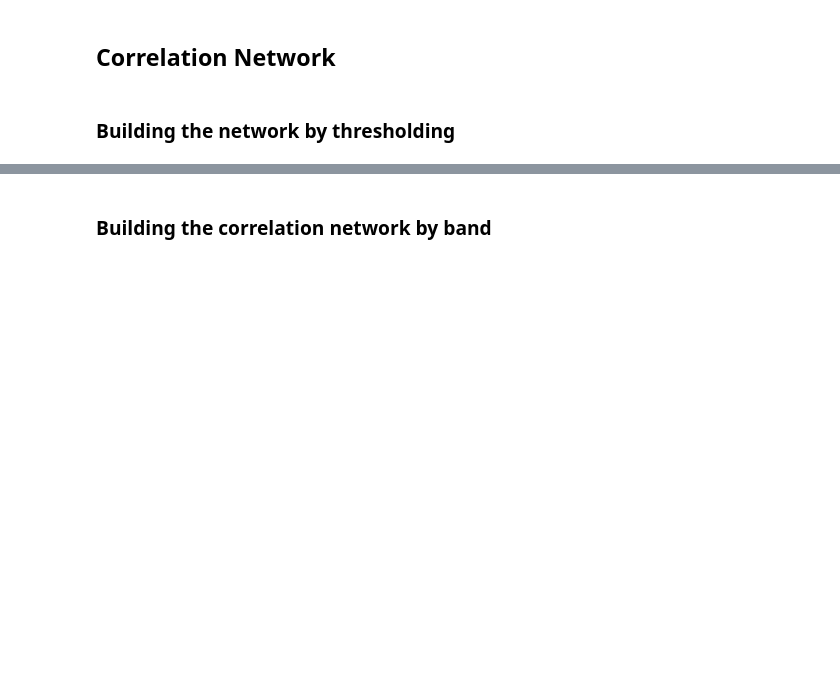
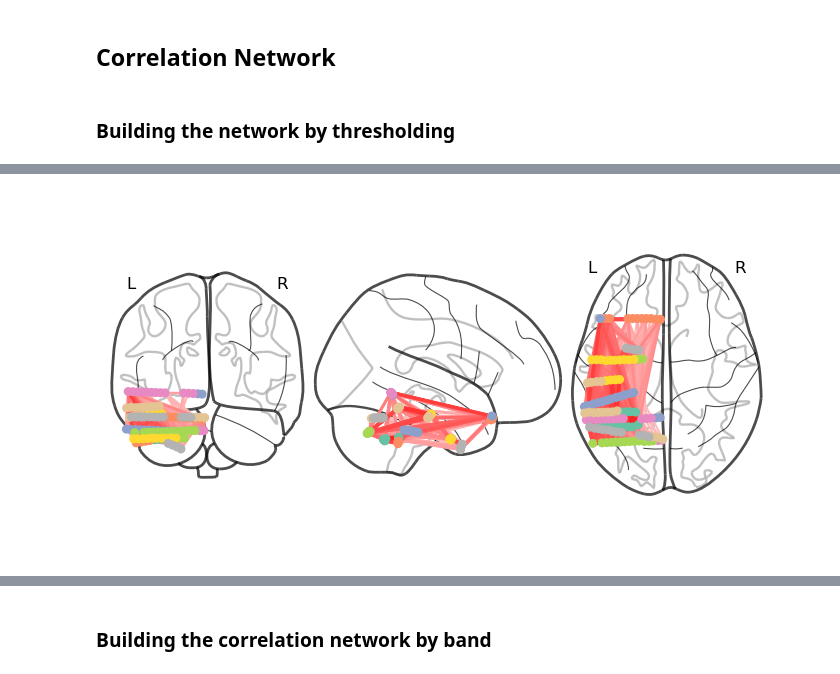
Before and after one commit to giulioiannelli/lrg_eegfc, a Jupyter notebook: ipynb/pat02_corrnet_bands.ipynb, the cells around one changed output, grey strips where cells are left out. Cells and saved outputs as stored; diff of their text form; code cells hidden in the pictures; blank space fills up the shorter version.

```diff
--- a/ipynb/pat02_corrnet_bands.ipynb
+++ b/ipynb/pat02_corrnet_bands.ipynb
@@ -118,0 +142,13 @@ jumps = np.where(Pinf_diff != 0)[0]
+# %%
+A = C_net          # adjacency matrix
+from nilearn import plotting          # <-- add this
+# --- plotting -------------------------------------------------------
+plotting.plot_connectome(
+    adjacency_matrix=A,
+    node_coords=int_label_pos_map[pat][['x', 'y', 'z']].replace(',', '.', regex=True).astype(float).to_numpy(),
+    node_size=30,
+    edge_threshold="80%"        # draw strongest 20 % of edges; adjust as needed
+)
+plotting.show()
+# %% [output]
+[figure, added]
```
Also changed, not shown: parts of 32 cells of this notebook, 2 other files.
